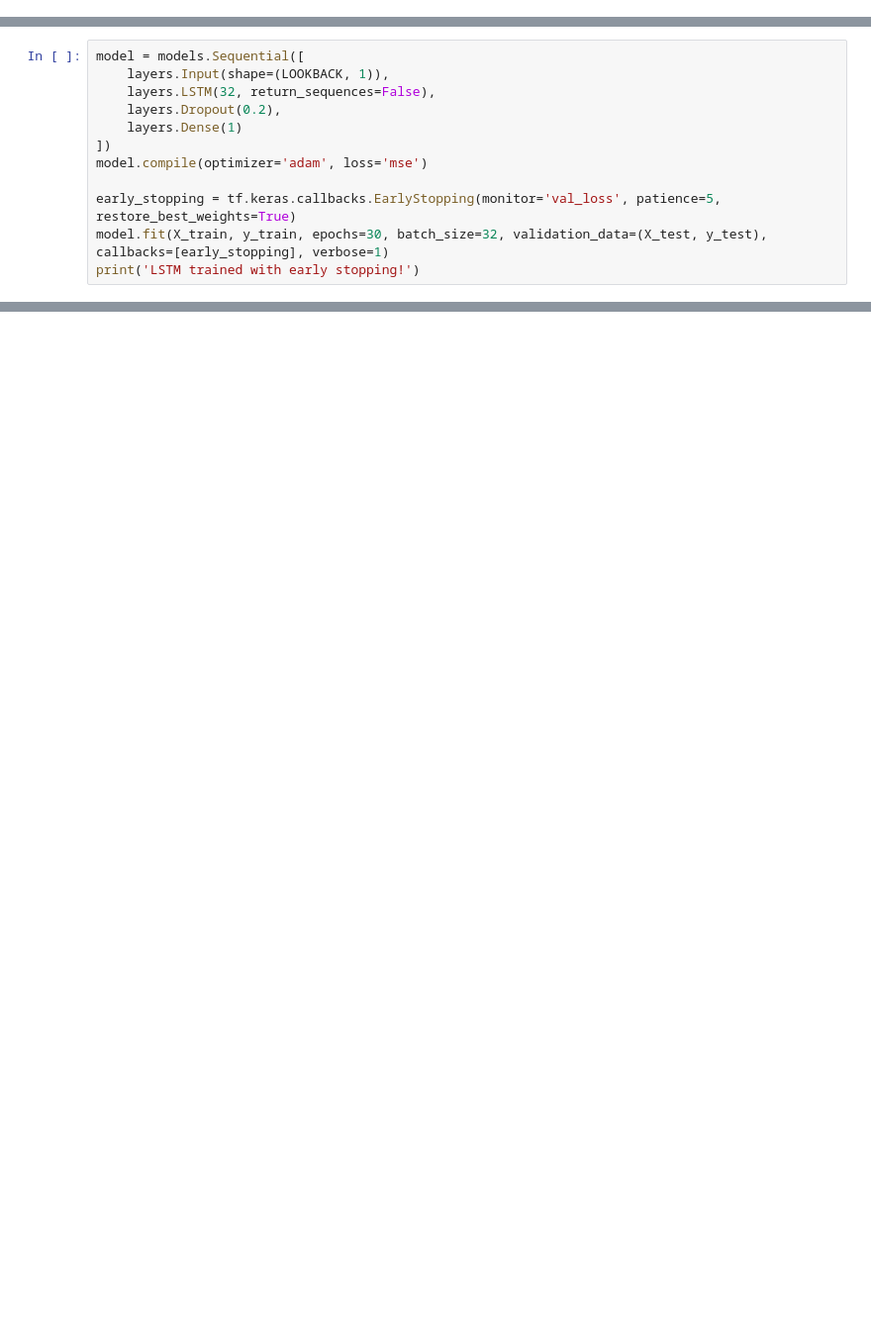
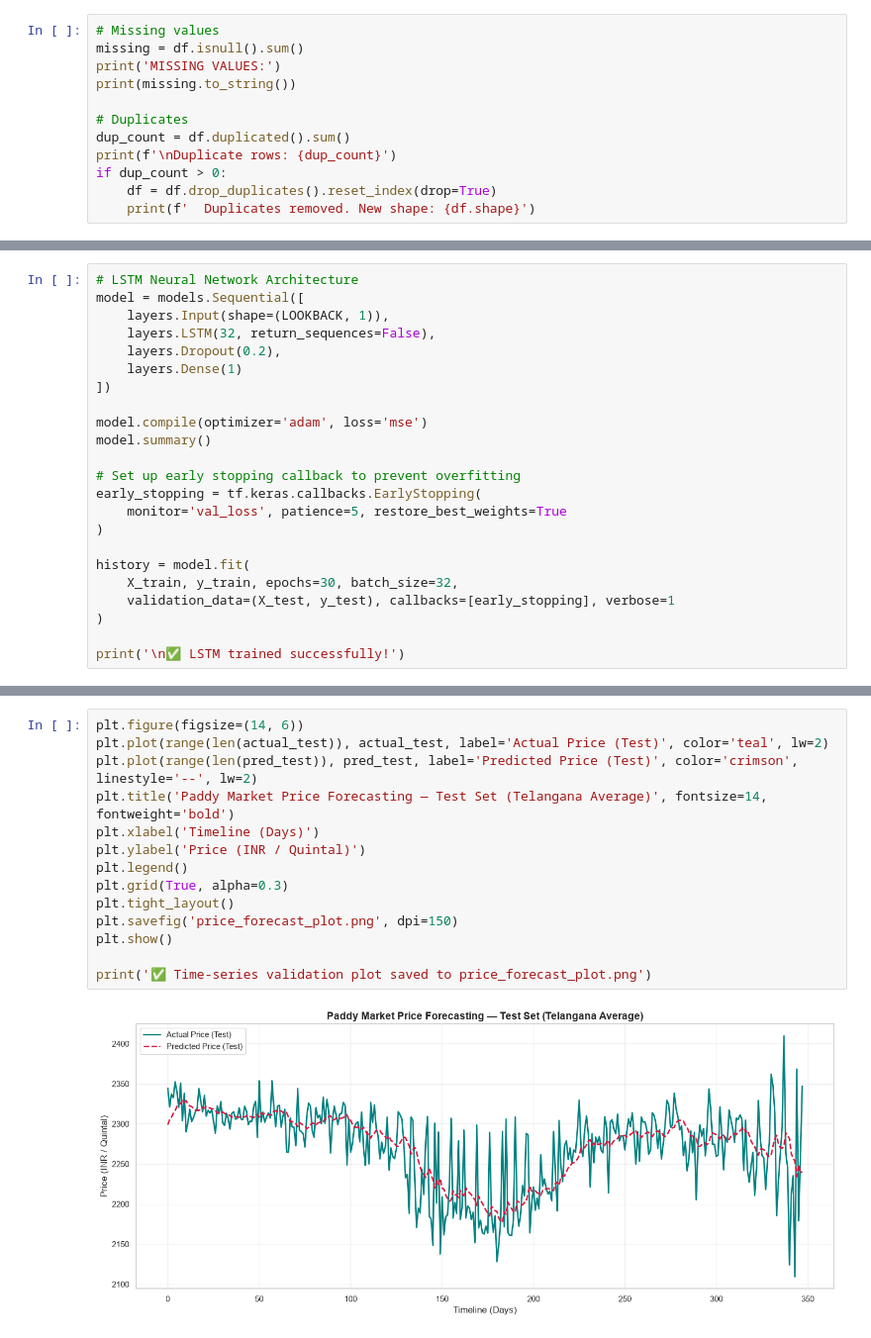
Before and after one commit to ruthwikreddy07/Krishik-AI, a Jupyter notebook: ml_training/price_prediction/train_price_prediction.ipynb, the cells around one changed output, grey strips where cells are left out. Shown at 99% size. Cells and saved outputs as stored; diff of their text form; blank space fills up the shorter version.

Commit message:
Refactor ML notebooks to professional format, resolve Keras 3 load bugs, optimize pest triggers, and verify test cases

```diff
--- a/ml_training/price_prediction/train_price_prediction.ipynb
+++ b/ml_training/price_prediction/train_price_prediction.ipynb
@@ -0,0 +105,12 @@
+# %%
+# Missing values
+missing = df.isnull().sum()
+print('MISSING VALUES:')
+print(missing.to_string())
+
+# Duplicates
+dup_count = df.duplicated().sum()
+print(f'\nDuplicate rows: {dup_count}')
+if dup_count > 0:
+    df = df.drop_duplicates().reset_index(drop=True)
+    print(f'  Duplicates removed. New shape: {df.shape}')
@@ -37,12 +213,23 @@ print(f'X_train shape: {X_train.shape}, X_test shape: {X_test.shape}')
 # %%
+# LSTM Neural Network Architecture
 model = models.Sequential([
     layers.Input(shape=(LOOKBACK, 1)),
     layers.LSTM(32, return_sequences=False),
     layers.Dropout(0.2),
     layers.Dense(1)
 ])
+
 model.compile(optimizer='adam', loss='mse')
+model.summary()
 
-early_stopping = tf.keras.callbacks.EarlyStopping(monitor='val_loss', patience=5, restore_best_weights=True)
-model.fit(X_train, y_train, epochs=30, batch_size=32, validation_data=(X_test, y_test), callbacks=[early_stopping], verbose=1)
-print('LSTM trained with early stopping!')
+# Set up early stopping callback to prevent overfitting
+early_stopping = tf.keras.callbacks.EarlyStopping(
+    monitor='val_loss', patience=5, restore_best_weights=True
+)
+
+history = model.fit(
+    X_train, y_train, epochs=30, batch_size=32,
+    validation_data=(X_test, y_test), callbacks=[early_stopping], verbose=1
+)
+
+print('\n✅ LSTM trained successfully!')
@@ -79,0 +297,16 @@ print(f"Test Root Mean Squared Error:  {np.sqrt(mean_squared_error(actual_test,
+# %%
+plt.figure(figsize=(14, 6))
+plt.plot(range(len(actual_test)), actual_test, label='Actual Price (Test)', color='teal', lw=2)
+plt.plot(range(len(pred_test)), pred_test, label='Predicted Price (Test)', color='crimson', linestyle='--', lw=2)
+plt.title('Paddy Market Price Forecasting — Test Set (Telangana Average)', fontsize=14, fontweight='bold')
+plt.xlabel('Timeline (Days)')
+plt.ylabel('Price (INR / Quintal)')
+plt.legend()
+plt.grid(True, alpha=0.3)
+plt.tight_layout()
+plt.savefig('price_forecast_plot.png', dpi=150)
+plt.show()
+
+print('✅ Time-series validation plot saved to price_forecast_plot.png')
+# %% [output]
+[figure, added]
```
Also changed, not shown: parts of 30 cells of this notebook, 13 other files.
